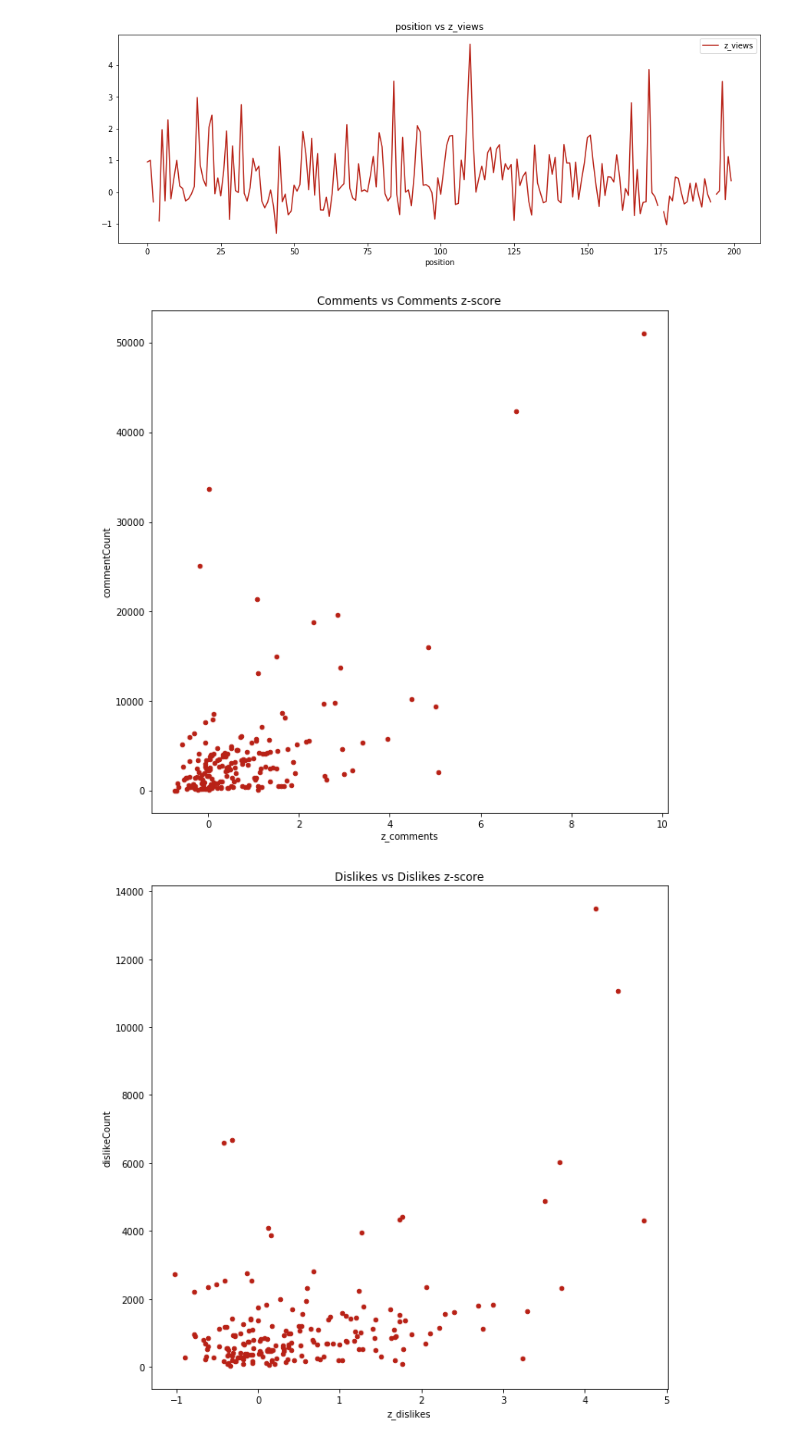
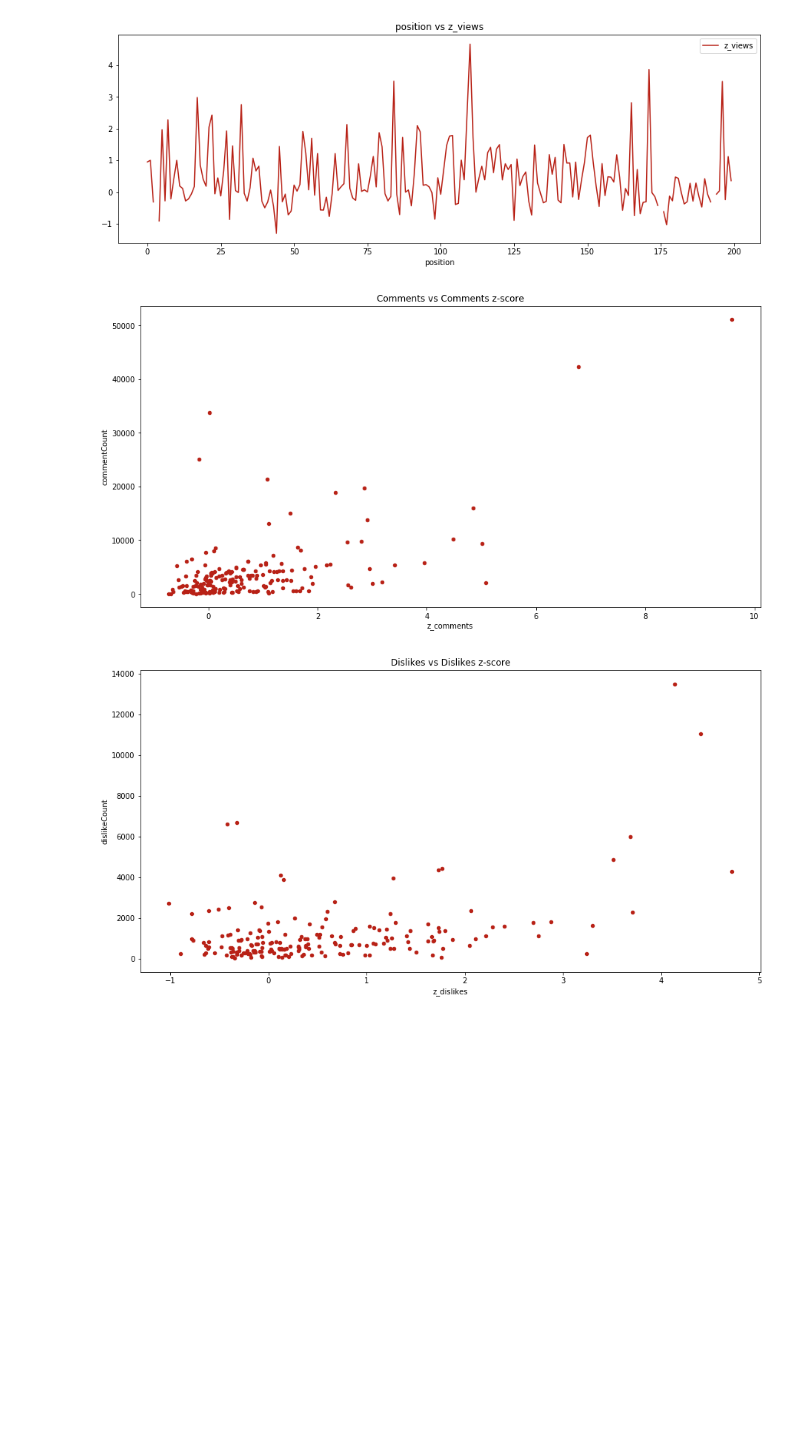
Before and after one commit to codencoding/Red-Means-Go, a Jupyter notebook: notebooks/reports/metadata_eda_coden.ipynb, the cells around one changed output. Cells and saved outputs as stored; diff of their text form; code cells hidden in the pictures; blank space fills up the shorter version.

Commit message:
Updated plot report notebook

```diff
--- a/notebooks/reports/metadata_eda_coden.ipynb
+++ b/notebooks/reports/metadata_eda_coden.ipynb
@@ -47,11 +31,11 @@ z_stats = ["comment", "dislike", "like", "view"]
 # %%
 for stat in z_stats:
     df.plot(y="{}Count".format(stat),
             x="z_{}s".format(stat),
             title=stat.capitalize() + "s vs " + stat.capitalize() + "s z-score",
-            figsize=(10, 10),
+            figsize=(15, 7.5),
             kind="scatter",
             color="#b82116")
 # %% [output]
-[figure, old version]
+[figure, new version]
-[figure, old version]
+[figure, new version]
```
Also changed, not shown: parts of 2 cells of this notebook.
